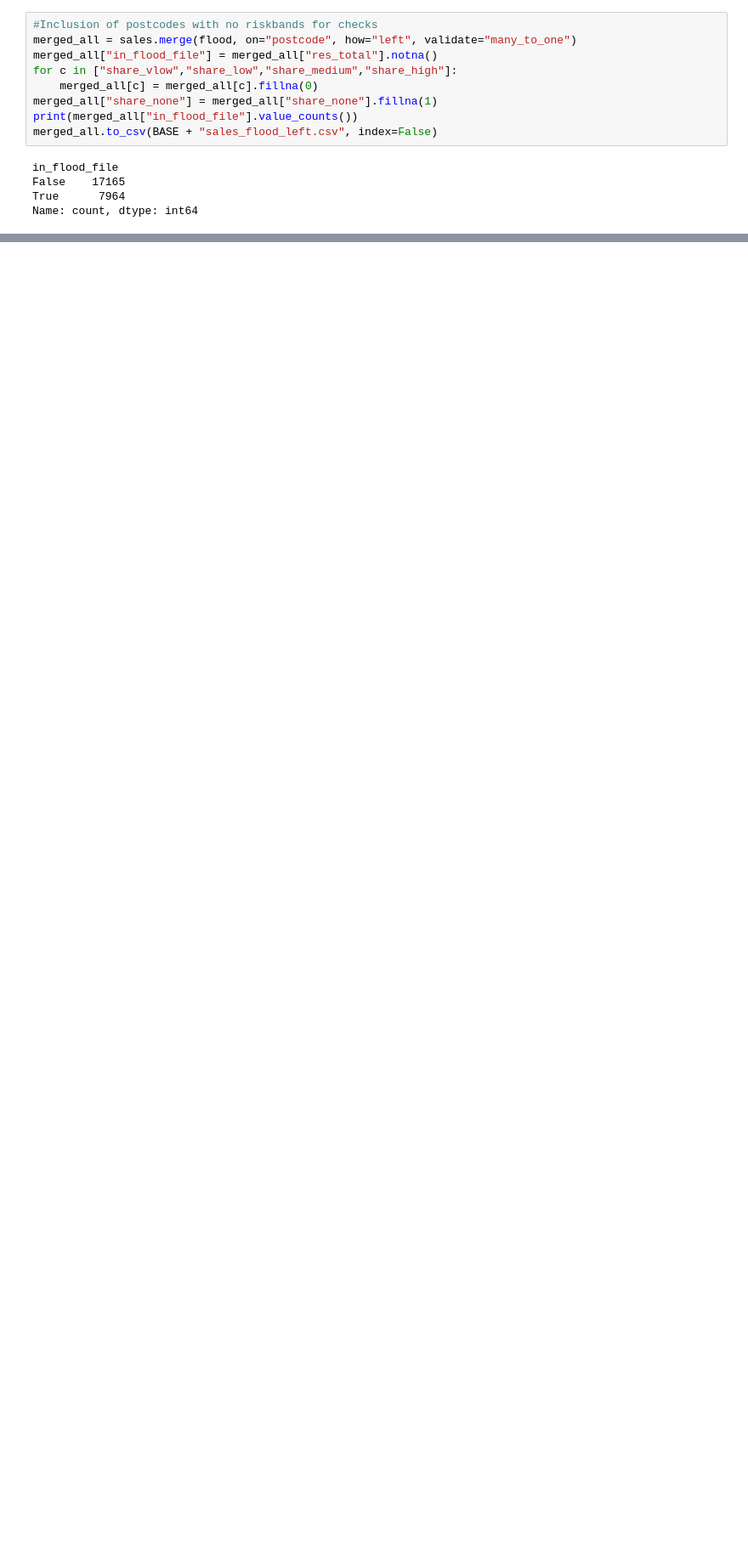
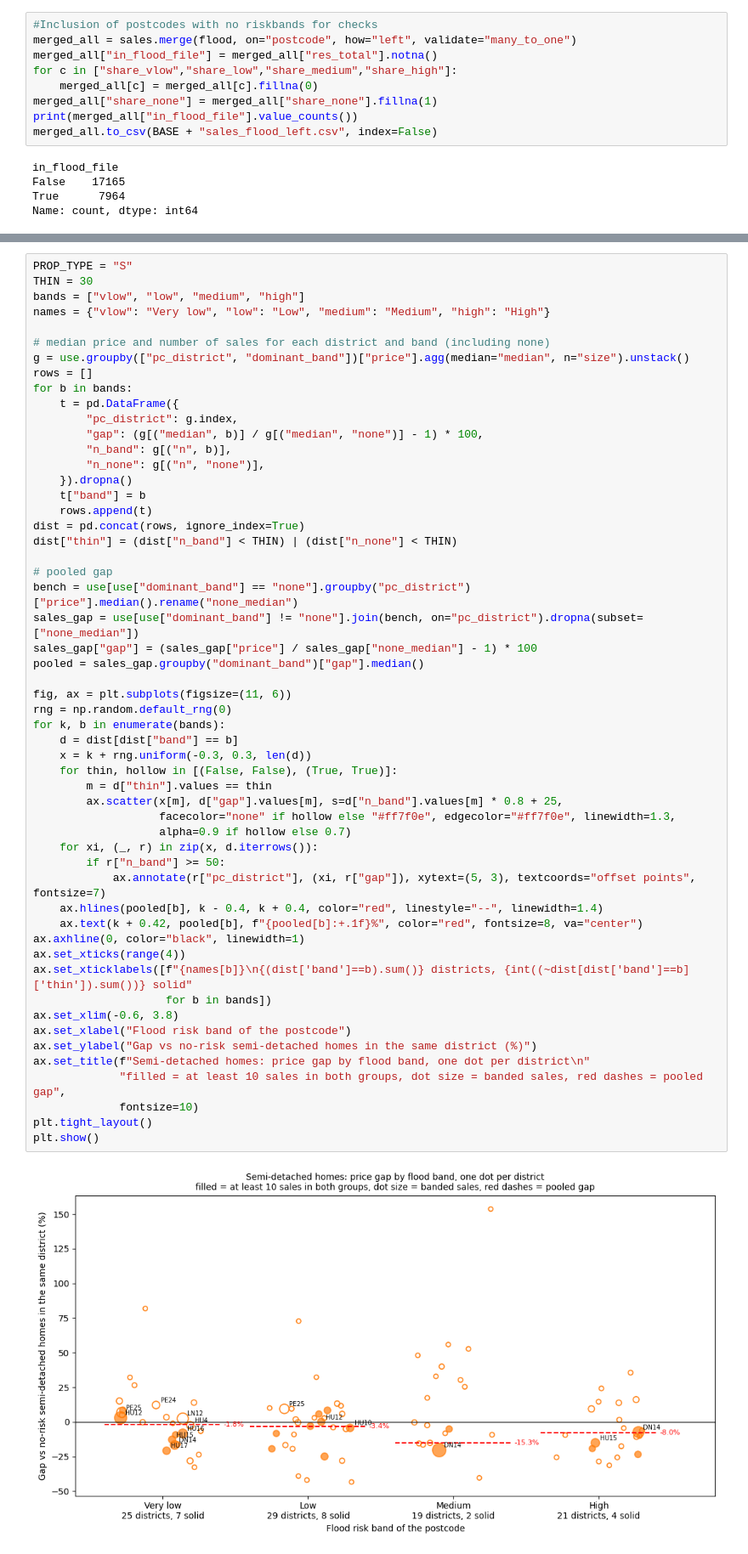
Before and after one commit to boboren2/Team-14, a Jupyter notebook: Maincode.ipynb, the cells around one changed output, grey strips where cells are left out. Shown at 85% size. Saved outputs shown, nothing was run; the diff lists cells and outputs as text; blank space fills up the shorter version.

```diff
--- a/Maincode.ipynb
+++ b/Maincode.ipynb
@@ -270,0 +324,56 @@ Name: count, dtype: int64
+# %%
+PROP_TYPE = "S"
+THIN = 30
+bands = ["vlow", "low", "medium", "high"]
+names = {"vlow": "Very low", "low": "Low", "medium": "Medium", "high": "High"}
+
+# median price and number of sales for each district and band (including none)
+g = use.groupby(["pc_district", "dominant_band"])["price"].agg(median="median", n="size").unstack()
+rows = []
+for b in bands:
+    t = pd.DataFrame({
+        "pc_district": g.index,
+        "gap": (g[("median", b)] / g[("median", "none")] - 1) * 100,
+        "n_band": g[("n", b)],
+        "n_none": g[("n", "none")],
+    }).dropna()
+    t["band"] = b
+    rows.append(t)
+dist = pd.concat(rows, ignore_index=True)
+dist["thin"] = (dist["n_band"] < THIN) | (dist["n_none"] < THIN)
+
+# pooled gap
+bench = use[use["dominant_band"] == "none"].groupby("pc_district")["price"].median().rename("none_median")
+sales_gap = use[use["dominant_band"] != "none"].join(bench, on="pc_district").dropna(subset=["none_median"])
+sales_gap["gap"] = (sales_gap["price"] / sales_gap["none_median"] - 1) * 100
+pooled = sales_gap.groupby("dominant_band")["gap"].median()
+
+fig, ax = plt.subplots(figsize=(11, 6))
+rng = np.random.default_rng(0)
+for k, b in enumerate(bands):
+    d = dist[dist["band"] == b]
+    x = k + rng.uniform(-0.3, 0.3, len(d))
+    for thin, hollow in [(False, False), (True, True)]:
+        m = d["thin"].values == thin
+        ax.scatter(x[m], d["gap"].values[m], s=d["n_band"].values[m] * 0.8 + 25,
+                   facecolor="none" if hollow else "#ff7f0e", edgecolor="#ff7f0e", linewidth=1.3,
+                   alpha=0.9 if hollow else 0.7)
+    for xi, (_, r) in zip(x, d.iterrows()):
+        if r["n_band"] >= 50:
+            ax.annotate(r["pc_district"], (xi, r["gap"]), xytext=(5, 3), textcoords="offset points", fontsize=7)
+    ax.hlines(pooled[b], k - 0.4, k + 0.4, color="red", linestyle="--", linewidth=1.4)
+    ax.text(k + 0.42, pooled[b], f"{pooled[b]:+.1f}%", color="red", fontsize=8, va="center")
+ax.axhline(0, color="black", linewidth=1)
+ax.set_xticks(range(4))
+ax.set_xticklabels([f"{names[b]}\n{(dist['band']==b).sum()} districts, {int((~dist[dist['band']==b]['thin']).sum())} solid"
+                    for b in bands])
+ax.set_xlim(-0.6, 3.8)
+ax.set_xlabel("Flood risk band of the postcode")
+ax.set_ylabel("Gap vs no-risk semi-detached homes in the same district (%)")
+ax.set_title(f"Semi-detached homes: price gap by flood band, one dot per district\n"
+             "filled = at least 10 sales in both groups, dot size = banded sales, red dashes = pooled gap",
+             fontsize=10)
+plt.tight_layout()
+plt.show()
+# %% [output]
+[figure, added]
```
Also changed, not shown: parts of 6 cells of this notebook.
